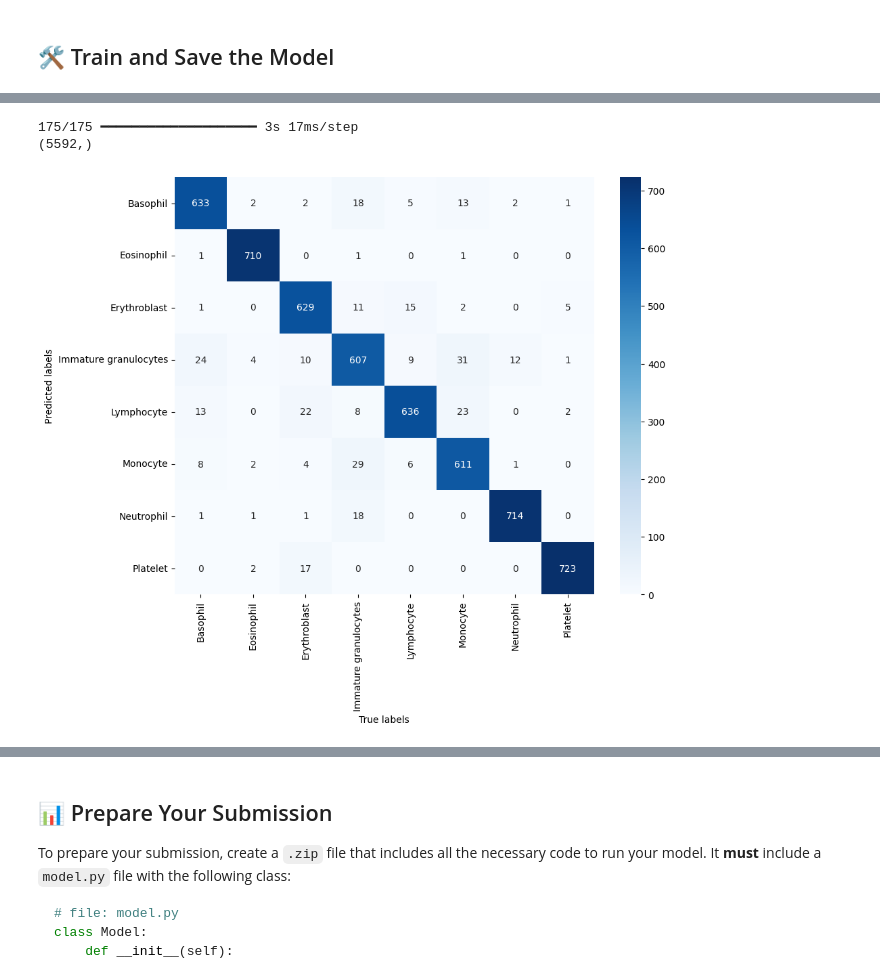
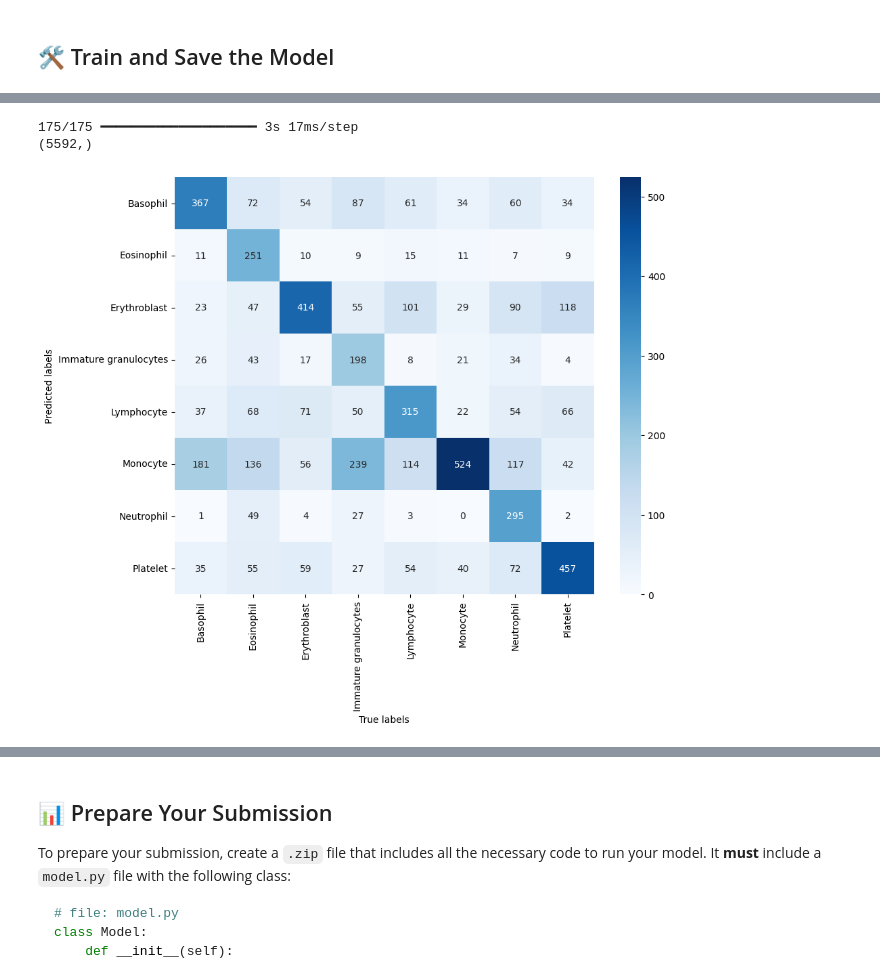
Before and after one commit to mttcrn/ANNDL-project, a Jupyter notebook: Challenge 1/GAP & Augmentation/Homework 1 - GAP & Augmentation.ipynb, the cells around one changed output, grey strips where cells are left out. Drawn from its saved outputs; the diff is of its cells as text; code cells hidden in the pictures.

Commit message:
Added new basic model with GAP and Augmentation (acc. 0.37)

```diff
--- a/Challenge 1/GAP & Augmentation/Homework 1 - GAP & Augmentation.ipynb
+++ b/Challenge 1/GAP & Augmentation/Homework 1 - GAP & Augmentation.ipynb
@@ -85,7 +86,7 @@ digit
 Name: count, dtype: int64
 # %%
 # Normalize the data to the range [0, 1] and encode output labels
-# X = (X / 255).astype('float32')
+X = (X / 255).astype('float32')
 y = tfk.utils.to_categorical(y, num_classes=len(unique_labels))
 
 # Split data into training and validation sets
@@ -97,0 +103,11 @@ Training labels shape: (13048, 8), Validation labels shape: (5592, 8)
+# %%
+# We try to understand the test set distribution through validation;
+# as we don't know how test data is, we use some random augmentation.
+X_val_augmented = kcv.layers.RandAugment(value_range=(0, 1), augmentations_per_image=3, magnitude=0.3)(X_val)
+
+# Display a sample of images from the validation dataset
+i = 100
+plt.imshow(X_val_augmented[i])
+
+# Assign the augmented validation data to the original validation data
+X_val = X_val_augmented
@@ -267,25 +287,25 @@ Final validation accuracy: 94.12%
 # %%
 # Load the saved model
-model = tfk.models.load_model('weights.keras')
+model = tfk.models.load_model(model_filename)
 
 # Compute the confusion matrix
 predictions = model.predict(X_val)
 pred_classes = np.argmax(predictions, axis=-1)
 true_classes = np.argmax(y_val, axis=-1)
 
 print(pred_classes.shape)
 cm = confusion_matrix(true_classes, pred_classes)
 
 # Plot the confusion matrix
 plt.figure(figsize=(10,8))
 sns.heatmap(cm.T, annot=True, fmt='', xticklabels=unique_labels, yticklabels=unique_labels, cmap='Blues')
 plt.xlabel('True labels')
 plt.ylabel('Predicted labels')
 plt.show()
 # %% [output]
 175/175 ━━━━━━━━━━━━━━━━━━━━ 3s 17ms/step
 (5592,)
-[figure, old version]
+[figure, new version]
 # %%
 # Plot the loss and accuracy metrics
 plt.figure(figsize=(15,5))
```
Also changed, not shown: parts of 12 cells of this notebook, 4 other files.
